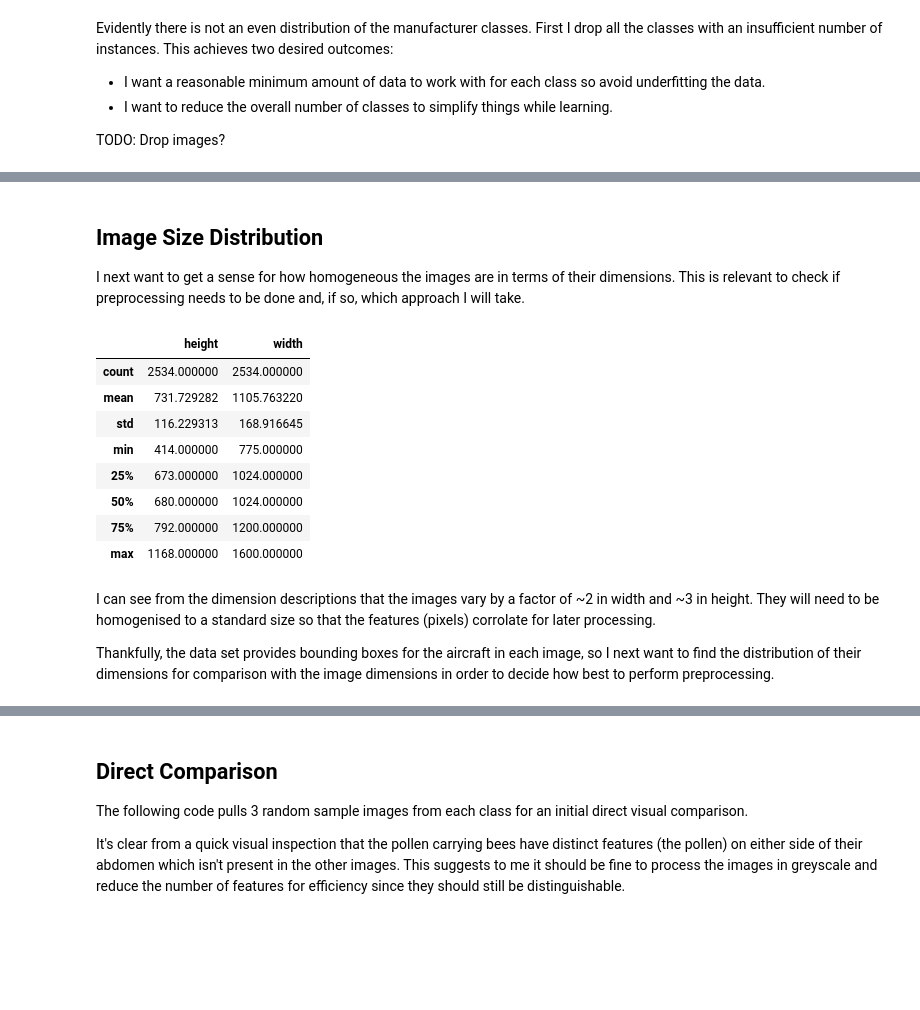
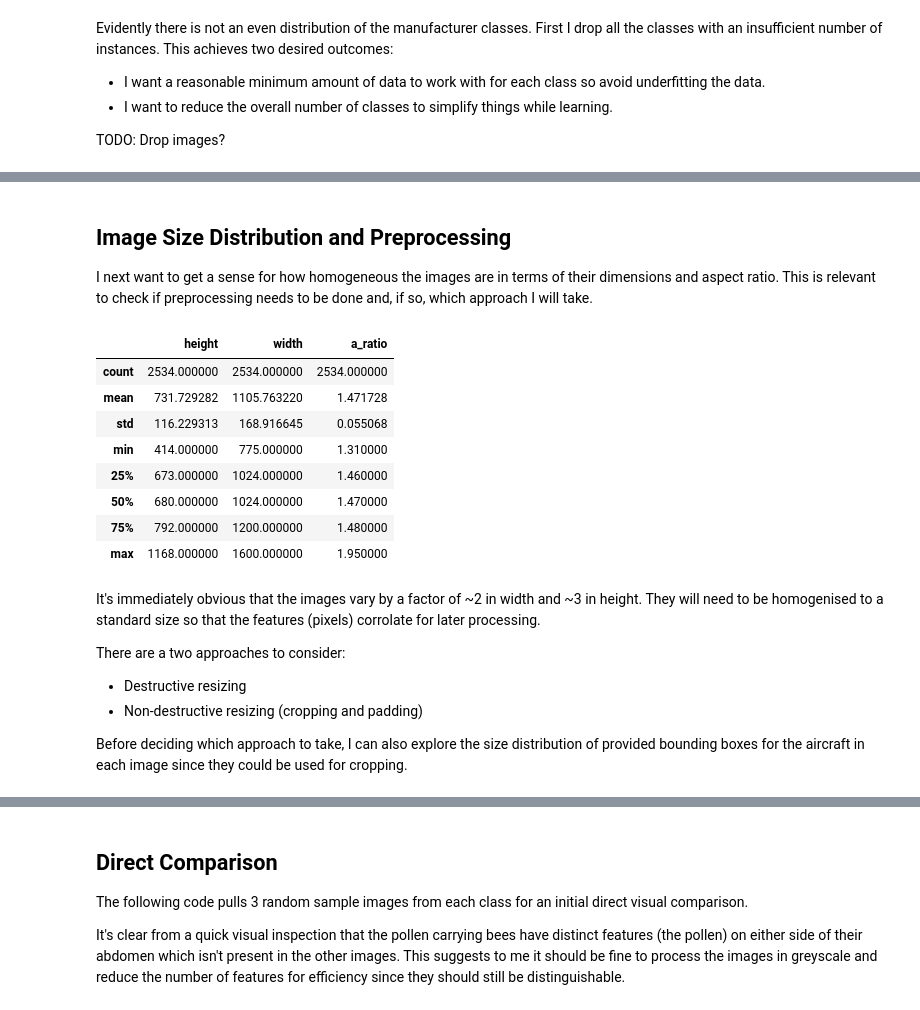
Before and after one commit to kymckay/f21dl-coursework, a Jupyter notebook: km2008_f21dl_cw.ipynb, the cells around one changed output, grey strips where cells are left out. Cells and saved outputs as stored; diff of their text form; code cells hidden in the pictures; blank space fills up the shorter version.

```diff
--- a/km2008_f21dl_cw.ipynb
+++ b/km2008_f21dl_cw.ipynb
@@ -111,5 +112,5 @@ Evidently there is not an even distribution of the manufacturer classes. First I
 TODO: Drop images?
 # %%
 # Only interested in images with sufficient number of class instances
-all_imgs = img_labels[img_labels['class'].isin(class_counts.keys())].copy()
-all_imgs.head()
+all_imgs = img_labels.copy()
+all_imgs = all_imgs[img_labels['class'].isin(class_counts.keys())]
@@ -124,48 +117,53 @@ all_imgs.head()
 # %% [markdown]
-## Image Size Distribution
+## Image Size Distribution and Preprocessing
 
-I next want to get a sense for how homogeneous the images are in terms of their dimensions. This is relevant to check if preprocessing needs to be done and, if so, which approach I will take.
+I next want to get a sense for how homogeneous the images are in terms of their dimensions and aspect ratio. This is relevant to check if preprocessing needs to be done and, if so, which approach I will take.
 # %%
 # Scanning all image sizes is fairly slow, so results are saved for future runs
 dims_csv = f'{data_dir}/images_dims.csv'
 if (os.path.isfile(dims_csv)):
     img_sizes = pd.read_csv(dims_csv, index_col='image')
 else:
     tmp = []
     for fn in all_imgs.index:
         # Image names are 0 padded to 7 digits
         img = cv2.imread(f'{img_dir}/{fn:07}.jpg')
 
         if img is None:
             print(f'Missing file {fn}.jpg')
 
-        # First 2 dimensions and height and width
+        # First 2 dimensions are height and width
         h, w = img.shape[:2]
 
         # All images contain 20px high bottom banner
-        tmp.append((fn, h - 20, w))
+        tmp.append((fn, h - 20, w, round(w/h, 2)))
 
-    img_sizes = pd.DataFrame(tmp, columns=['image', 'height', 'width'])
+    img_sizes = pd.DataFrame(tmp, columns=['image', 'height', 'width', 'a_ratio'])
     img_sizes.set_index('image', inplace=True)
 
     img_sizes.to_csv(dims_csv)
 
 all_imgs = all_imgs.merge(img_sizes, on='image')
-all_imgs[['height', 'width']].describe()
+all_imgs[['height', 'width', 'a_ratio']].describe()
 # %% [output]
-|  | height | width |
-| count | 2534.000000 | 2534.000000 |
-| mean | 731.729282 | 1105.763220 |
-| std | 116.229313 | 168.916645 |
-| min | 414.000000 | 775.000000 |
-| 25% | 673.000000 | 1024.000000 |
-| 50% | 680.000000 | 1024.000000 |
-| 75% | 792.000000 | 1200.000000 |
-| max | 1168.000000 | 1600.000000 |
+|  | height | width | a_ratio |
+| count | 2534.000000 | 2534.000000 | 2534.000000 |
+| mean | 731.729282 | 1105.763220 | 1.471728 |
+| std | 116.229313 | 168.916645 | 0.055068 |
+| min | 414.000000 | 775.000000 | 1.310000 |
+| 25% | 673.000000 | 1024.000000 | 1.460000 |
+| 50% | 680.000000 | 1024.000000 | 1.470000 |
+| 75% | 792.000000 | 1200.000000 | 1.480000 |
+| max | 1168.000000 | 1600.000000 | 1.950000 |
 # %% [markdown]
-I can see from the dimension descriptions that the images vary by a factor of ~2 in width and ~3 in height. They will need to be homogenised to a standard size so that the features (pixels) corrolate for later processing.
+It's immediately obvious that the images vary by a factor of ~2 in width and ~3 in height. They will need to be homogenised to a standard size so that the features (pixels) corrolate for later processing.
 
-Thankfully, the data set provides bounding boxes for the aircraft in each image, so I next want to find the distribution of their dimensions for comparison with the image dimensions in order to decide how best to perform preprocessing.
+There are a two approaches to consider:
+
+- Destructive resizing
+- Non-destructive resizing (cropping and padding)
+
+Before deciding which approach to take, I can also explore the size distribution of provided bounding boxes for the aircraft in each image since they could be used for cropping.
 # %%
 # Bounding boxes given as pixels for top left and bottom right corner
 # x is from left, y is from top
```
Also changed, not shown: parts of 10 cells of this notebook.
